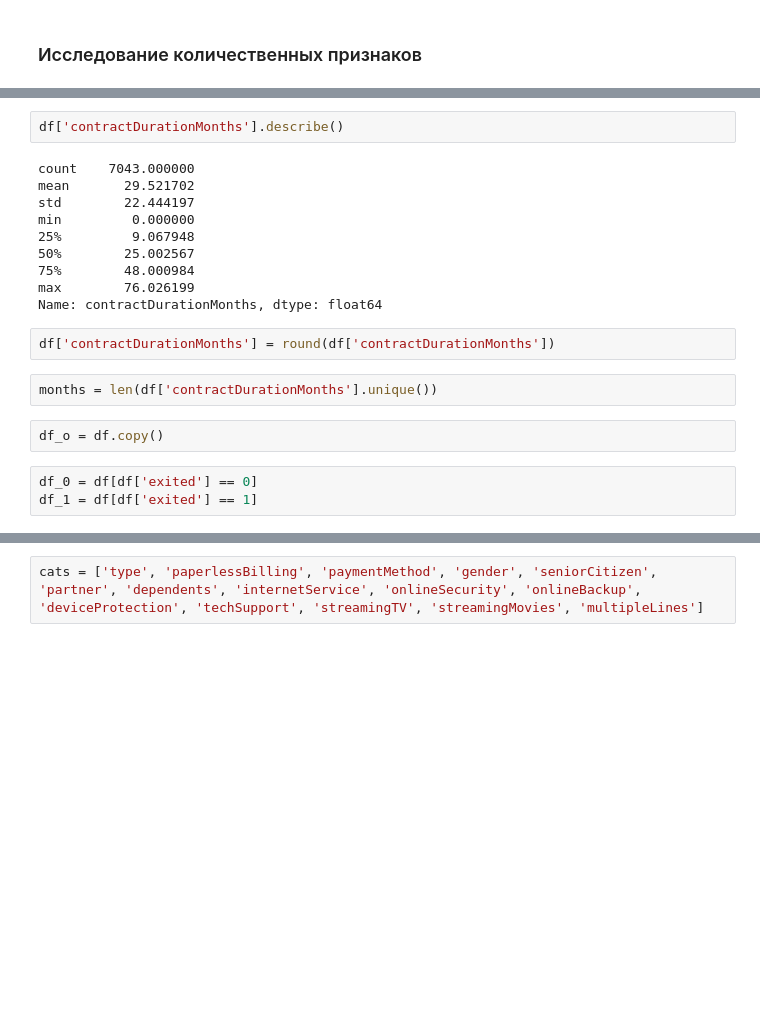
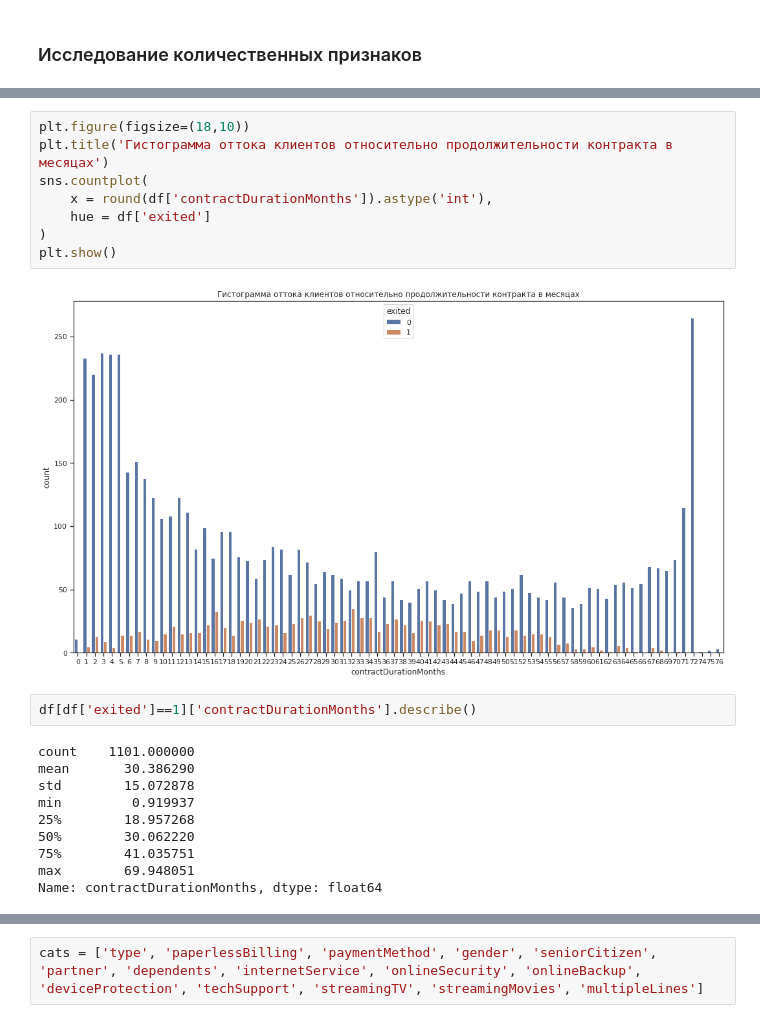
Before and after one commit to ootho/data_science, a Jupyter notebook: yp_telecom/yp_telecom.ipynb, the cells around one changed output, grey strips where cells are left out. Cells and saved outputs as stored; diff of their text form; blank space fills up the shorter version.

```diff
--- a/yp_telecom/yp_telecom.ipynb
+++ b/yp_telecom/yp_telecom.ipynb
@@ -421,21 +480,22 @@ Name: exited, dtype: int64
+# %%
+plt.figure(figsize=(18,10))
+plt.title('Гистограмма оттока клиентов относительно продолжительности контракта в месяцах')
+sns.countplot(
+    x = round(df['contractDurationMonths']).astype('int'),
+    hue = df['exited']
+)
+plt.show()
+# %% [output]
+[figure, added]
 # %%
-df['contractDurationMonths'].describe()
+df[df['exited']==1]['contractDurationMonths'].describe()
 # %% [output]
-count    7043.000000
-mean       29.521702
-std        22.444197
-min         0.000000
-25%         9.067948
-50%        25.002567
-75%        48.000984
-max        76.026199
+count    1101.000000
+mean       30.386290
+std        15.072878
+min         0.919937
+25%        18.957268
+50%        30.062220
+75%        41.035751
+max        69.948051
 Name: contractDurationMonths, dtype: float64
-# %%
-df['contractDurationMonths'] = round(df['contractDurationMonths'])
-# %%
-months = len(df['contractDurationMonths'].unique())
-# %%
-df_o = df.copy()
-# %%
-df_0 = df[df['exited'] == 0]
-df_1 = df[df['exited'] == 1]
```
Also changed, not shown: parts of 62 cells of this notebook, 1 other file.
